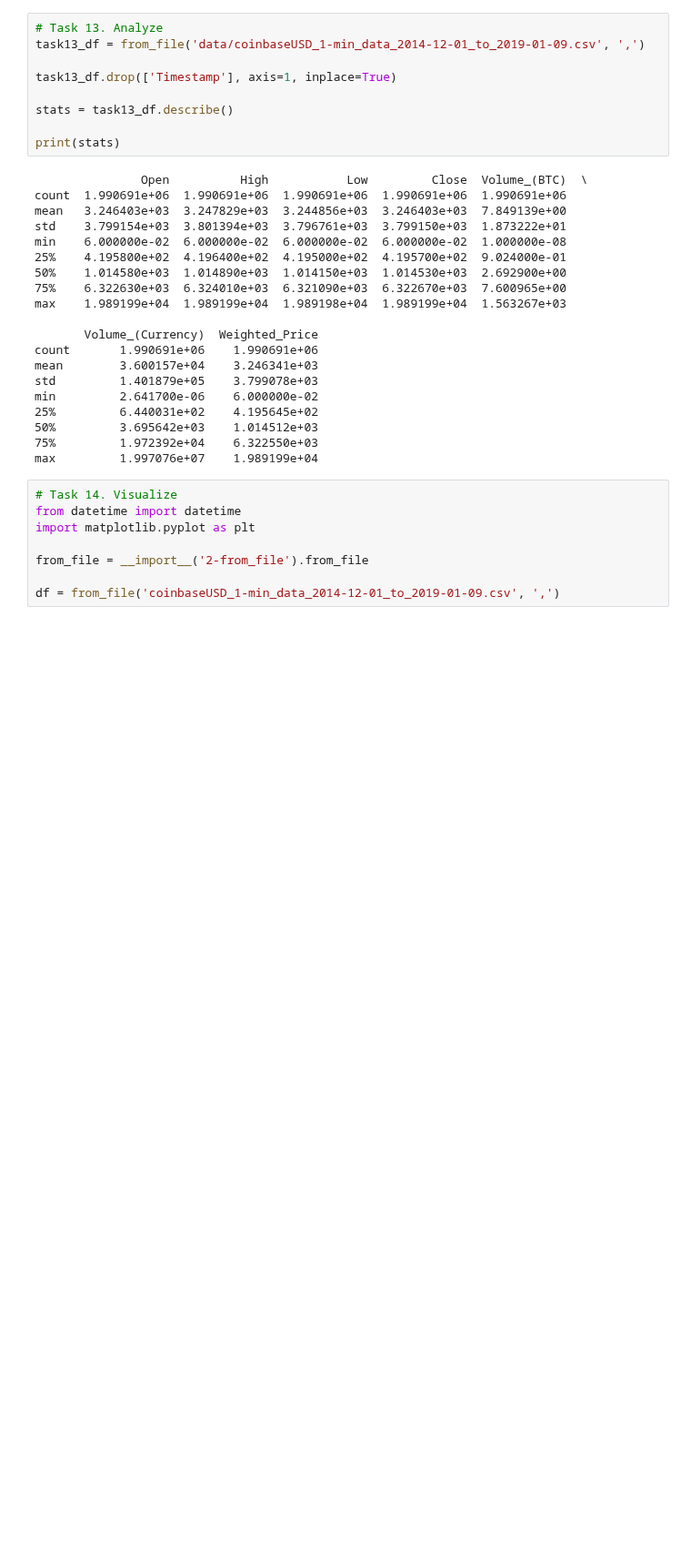
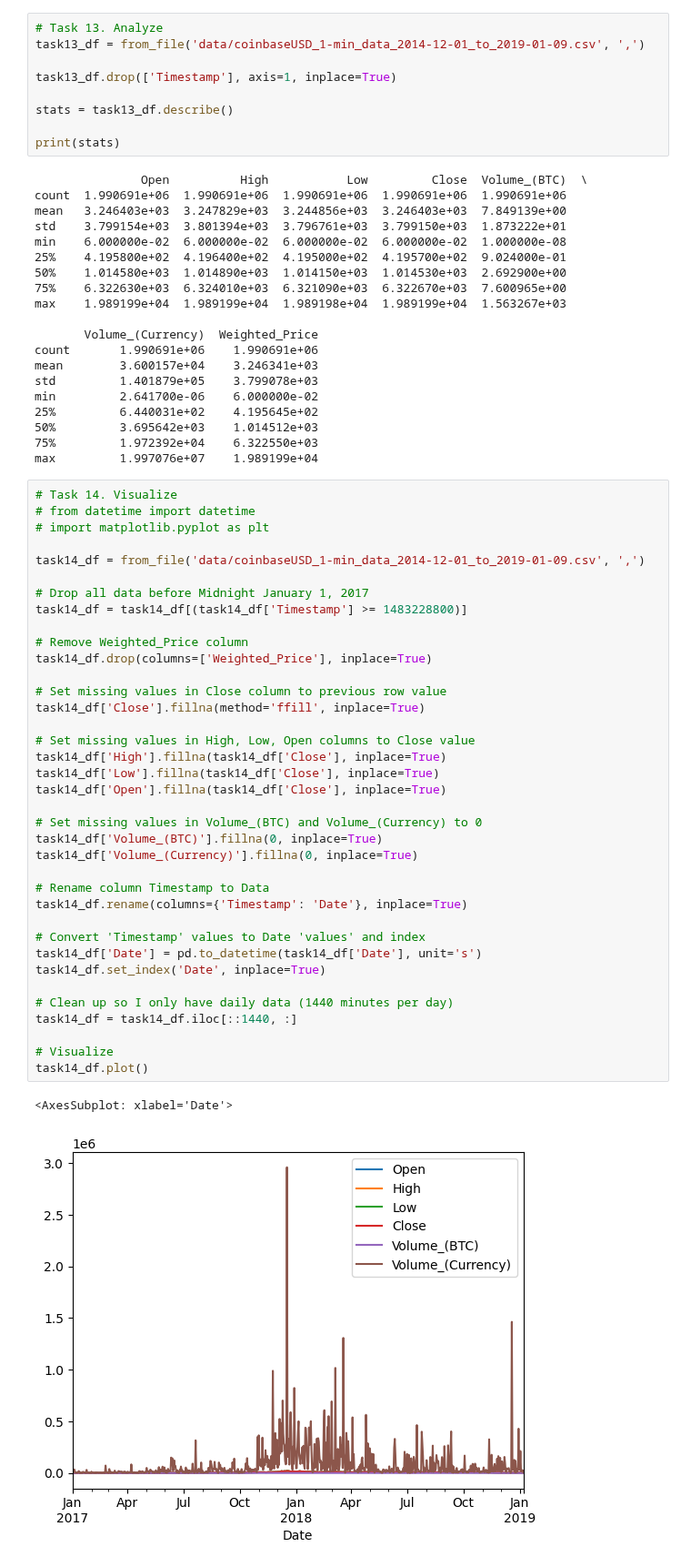
Before and after one commit to bsbanotto/holbertonschool-machine_learning, a Jupyter notebook: pipeline/pandas/pandas.ipynb, the cells around one changed output. Shown at 91% size. Saved outputs shown, nothing was run; the diff lists cells and outputs as text; blank space fills up the shorter version.

Commit message:
Commit task 14. Ready for review

```diff
--- a/pipeline/pandas/pandas.ipynb
+++ b/pipeline/pandas/pandas.ipynb
@@ -390,11 +390,43 @@ min         2.641700e-06    6.000000e-02
 50%         3.695642e+03    1.014512e+03
 75%         1.972392e+04    6.322550e+03
 max         1.997076e+07    1.989199e+04
-# %%
-# Task 14. Visualize
-from datetime import datetime
-import matplotlib.pyplot as plt
-
-from_file = __import__('2-from_file').from_file
-
-df = from_file('coinbaseUSD_1-min_data_2014-12-01_to_2019-01-09.csv', ',')
+# %%
+# Task 14. Visualize
+# from datetime import datetime
+# import matplotlib.pyplot as plt
+
+task14_df = from_file('data/coinbaseUSD_1-min_data_2014-12-01_to_2019-01-09.csv', ',')
+
+# Drop all data before Midnight January 1, 2017
+task14_df = task14_df[(task14_df['Timestamp'] >= 1483228800)]
+
+# Remove Weighted_Price column
+task14_df.drop(columns=['Weighted_Price'], inplace=True)
+
+# Set missing values in Close column to previous row value
+task14_df['Close'].fillna(method='ffill', inplace=True)
+
+# Set missing values in High, Low, Open columns to Close value
+task14_df['High'].fillna(task14_df['Close'], inplace=True)
+task14_df['Low'].fillna(task14_df['Close'], inplace=True)
+task14_df['Open'].fillna(task14_df['Close'], inplace=True)
+
+# Set missing values in Volume_(BTC) and Volume_(Currency) to 0
+task14_df['Volume_(BTC)'].fillna(0, inplace=True)
+task14_df['Volume_(Currency)'].fillna(0, inplace=True)
+
+# Rename column Timestamp to Data
+task14_df.rename(columns={'Timestamp': 'Date'}, inplace=True)
+
+# Convert 'Timestamp' values to Date 'values' and index
+task14_df['Date'] = pd.to_datetime(task14_df['Date'], unit='s')
+task14_df.set_index('Date', inplace=True)
+
+# Clean up so I only have daily data (1440 minutes per day)
+task14_df = task14_df.iloc[::1440, :]
+
+# Visualize
+task14_df.plot()
+# %% [output]
+<AxesSubplot: xlabel='Date'>
+[figure, added]
```
